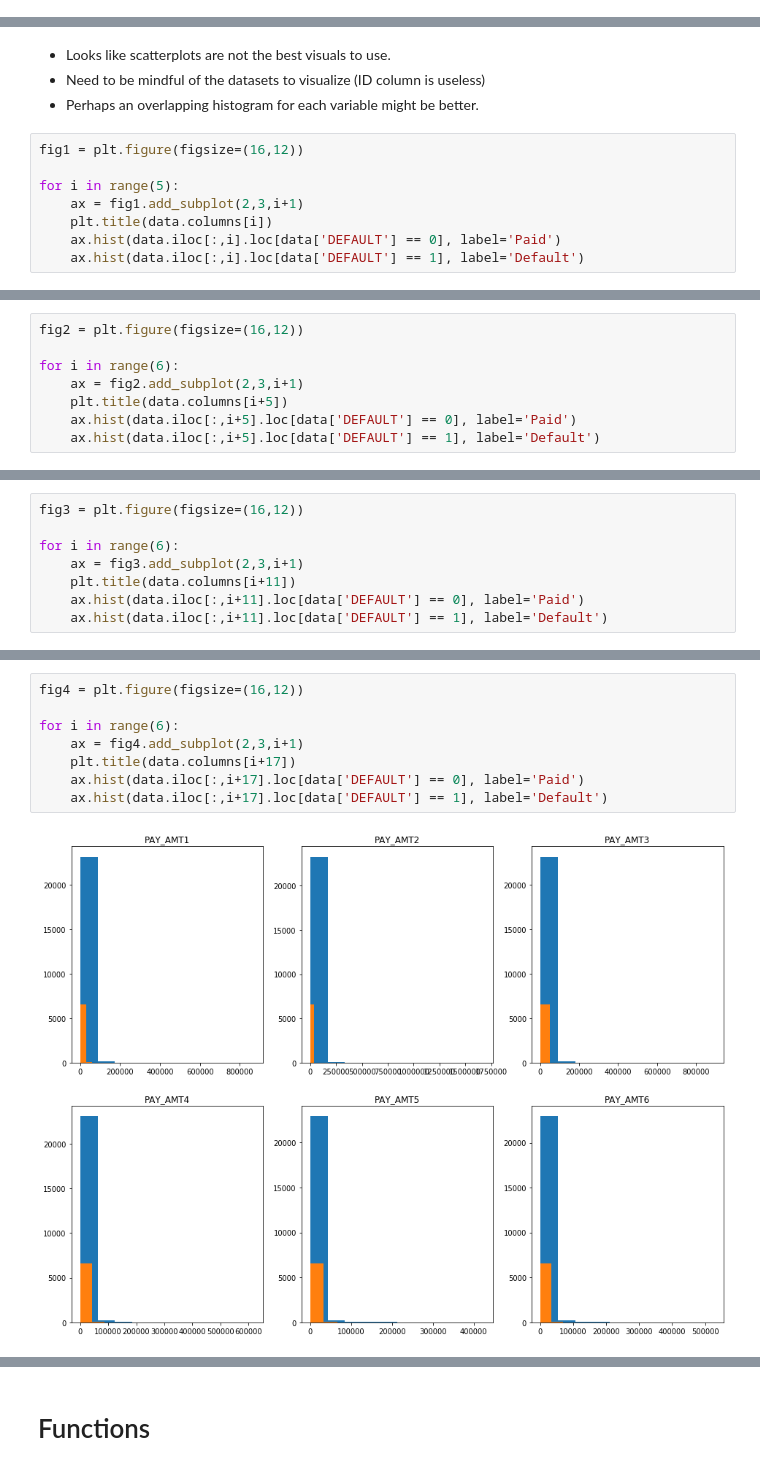
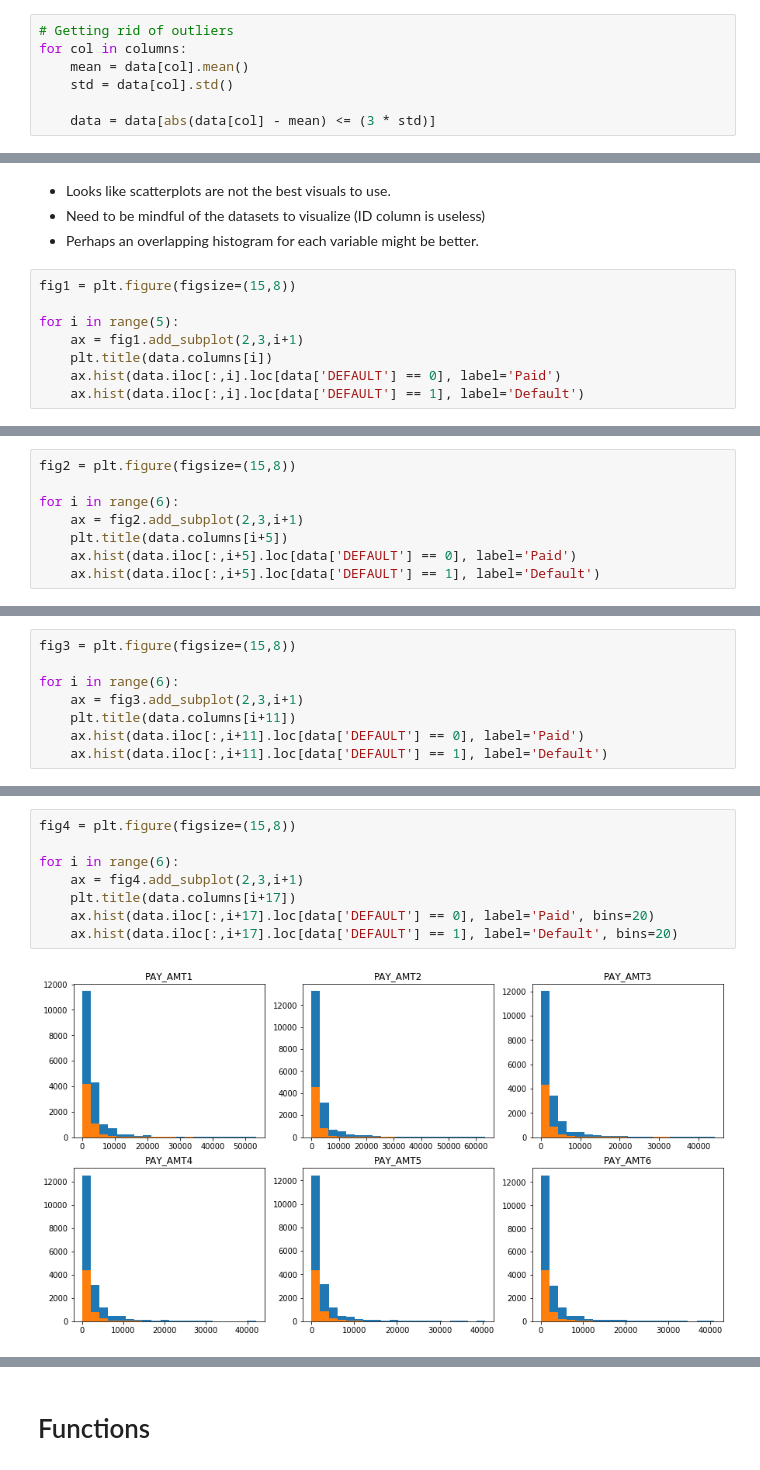
Before and after one commit to tjkim614/ml_mini_project, a Jupyter notebook: mini_project.ipynb, the cells around one changed output, grey strips where cells are left out. Drawn from its saved outputs; the diff is of its cells as text.

```diff
--- a/mini_project.ipynb
+++ b/mini_project.ipynb
@@ -93,0 +100,7 @@ Name: DEFAULT, dtype: float64
+# %%
+# Getting rid of outliers
+for col in columns:
+    mean = data[col].mean()
+    std = data[col].std()
+
+    data = data[abs(data[col] - mean) <= (3 * std)]
@@ -121,7 +147,7 @@ for i in range(4):  # iterating over the dataset
 - Need to be mindful of the datasets to visualize (ID column is useless)
 - Perhaps an overlapping histogram for each variable might be better.
 # %%
-fig1 = plt.figure(figsize=(16,12))
+fig1 = plt.figure(figsize=(15,8))
 
 for i in range(5):
     ax = fig1.add_subplot(2,3,i+1)
@@ -133,5 +159,5 @@ for i in range(5):
 # %%
-fig2 = plt.figure(figsize=(16,12))
+fig2 = plt.figure(figsize=(15,8))
 
 for i in range(6):
     ax = fig2.add_subplot(2,3,i+1)
@@ -143,5 +169,5 @@ for i in range(6):
 # %%
-fig3 = plt.figure(figsize=(16,12))
+fig3 = plt.figure(figsize=(15,8))
 
 for i in range(6):
     ax = fig3.add_subplot(2,3,i+1)
@@ -153,10 +179,10 @@ for i in range(6):
 # %%
-fig4 = plt.figure(figsize=(16,12))
+fig4 = plt.figure(figsize=(15,8))
 
 for i in range(6):
     ax = fig4.add_subplot(2,3,i+1)
     plt.title(data.columns[i+17])
-    ax.hist(data.iloc[:,i+17].loc[data['DEFAULT'] == 0], label='Paid')
-    ax.hist(data.iloc[:,i+17].loc[data['DEFAULT'] == 1], label='Default')
+    ax.hist(data.iloc[:,i+17].loc[data['DEFAULT'] == 0], label='Paid', bins=20)
+    ax.hist(data.iloc[:,i+17].loc[data['DEFAULT'] == 1], label='Default', bins=20)
 # %% [output]
-[figure, old version]
+[figure, new version]
```
Also changed, not shown: parts of 36 cells of this notebook.
